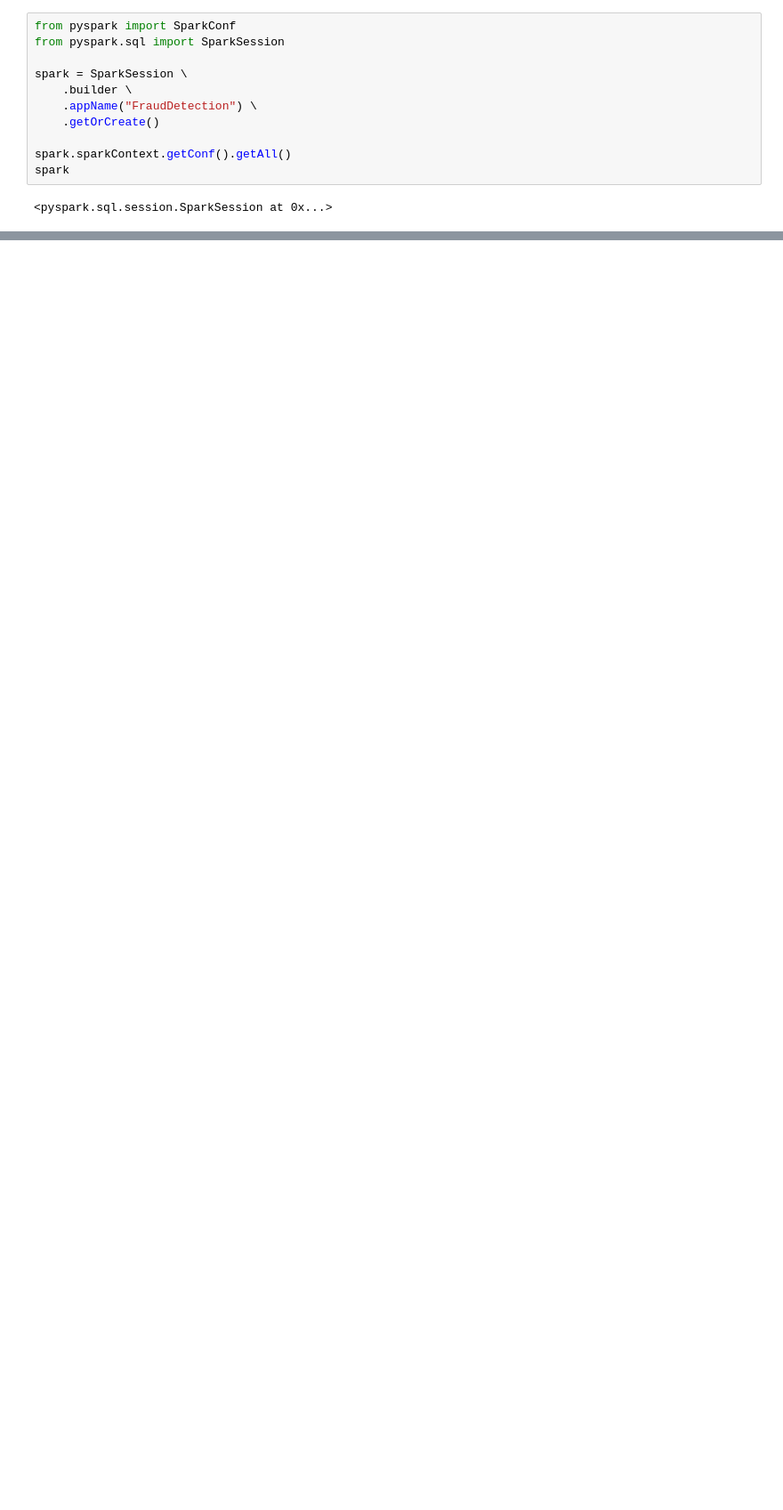
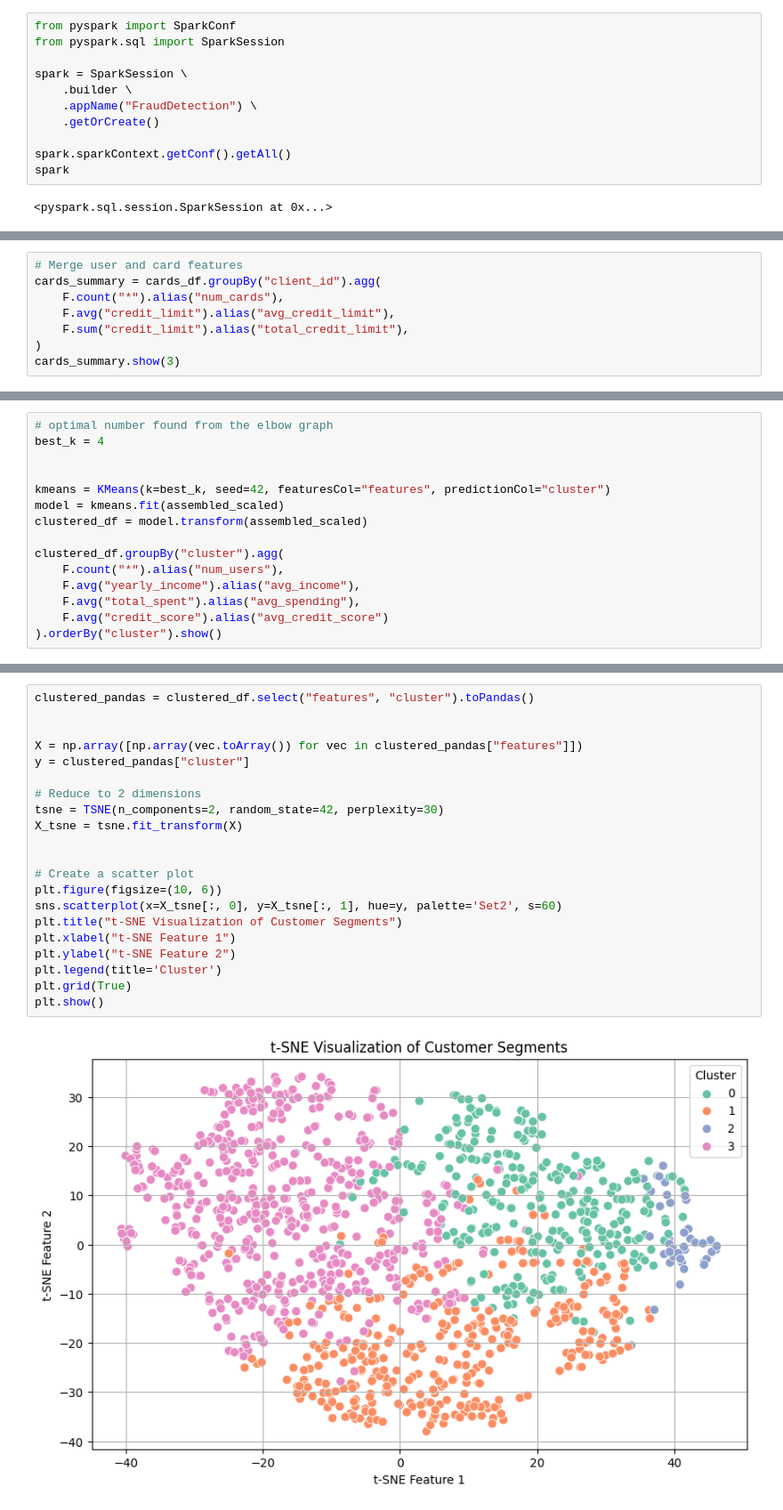
Before and after one commit to Sara-Gamal12/Transaction-Classification-and-Analysis, a Jupyter notebook: Users EDA.ipynb, the cells around one changed output, grey strips where cells are left out. Shown: that part at 89% size. Saved outputs shown, nothing was run; the diff lists cells and outputs as text; blank space fills up the shorter version.

```diff
--- a/Users EDA.ipynb
+++ b/Users EDA.ipynb
@@ -43,0 +123,8 @@ transactions_df.count()
+# %%
+# Merge user and card features
+cards_summary = cards_df.groupBy("client_id").agg(
+    F.count("*").alias("num_cards"),
+    F.avg("credit_limit").alias("avg_credit_limit"),
+    F.sum("credit_limit").alias("total_credit_limit"),
+)
+cards_summary.show(3)
@@ -43,0 +188,15 @@ transactions_df.count()
+# %%
+# optimal number found from the elbow graph
+best_k = 4
+
+
+kmeans = KMeans(k=best_k, seed=42, featuresCol="features", predictionCol="cluster")
+model = kmeans.fit(assembled_scaled)
+clustered_df = model.transform(assembled_scaled)
+
+clustered_df.groupBy("cluster").agg(
+    F.count("*").alias("num_users"),
+    F.avg("yearly_income").alias("avg_income"),
+    F.avg("total_spent").alias("avg_spending"),
+    F.avg("credit_score").alias("avg_credit_score")
+).orderBy("cluster").show()
@@ -43,0 +213,23 @@ transactions_df.count()
+# %%
+clustered_pandas = clustered_df.select("features", "cluster").toPandas()
+
+
+X = np.array([np.array(vec.toArray()) for vec in clustered_pandas["features"]])
+y = clustered_pandas["cluster"]
+
+# Reduce to 2 dimensions
+tsne = TSNE(n_components=2, random_state=42, perplexity=30)
+X_tsne = tsne.fit_transform(X)
+
+
+# Create a scatter plot
+plt.figure(figsize=(10, 6))
+sns.scatterplot(x=X_tsne[:, 0], y=X_tsne[:, 1], hue=y, palette='Set2', s=60)
+plt.title("t-SNE Visualization of Customer Segments")
+plt.xlabel("t-SNE Feature 1")
+plt.ylabel("t-SNE Feature 2")
+plt.legend(title='Cluster')
+plt.grid(True)
+plt.show()
+# %% [output]
+[figure, added]
```
Also changed, not shown: parts of 12 cells of this notebook.
